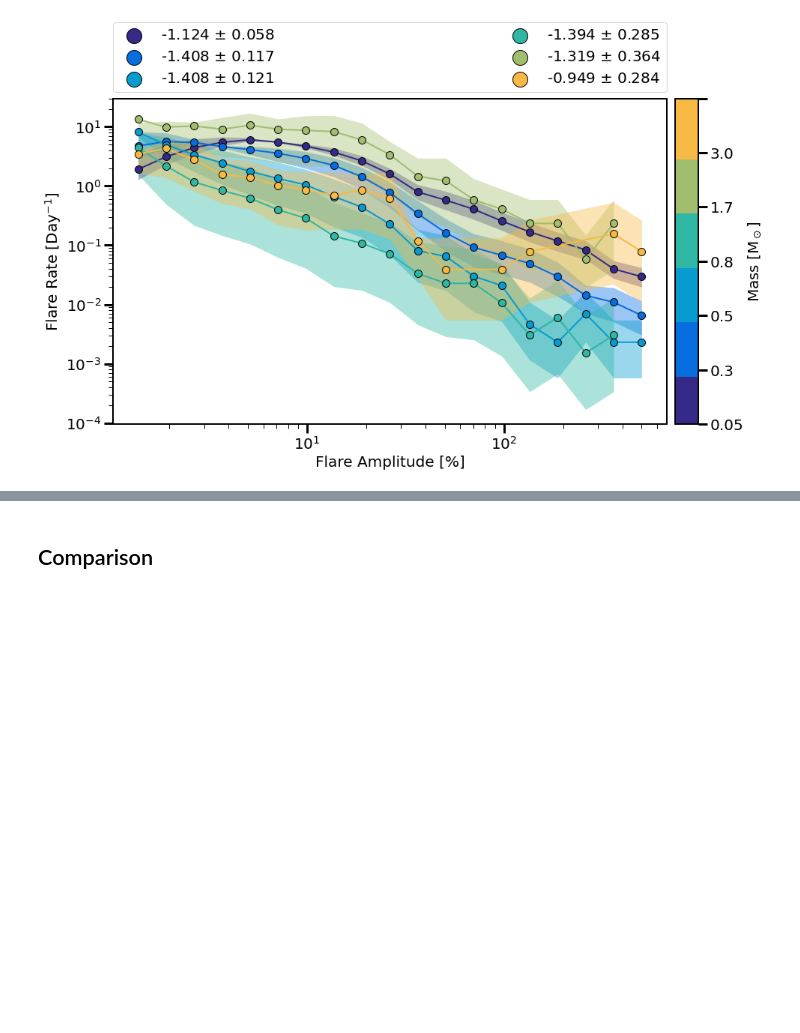
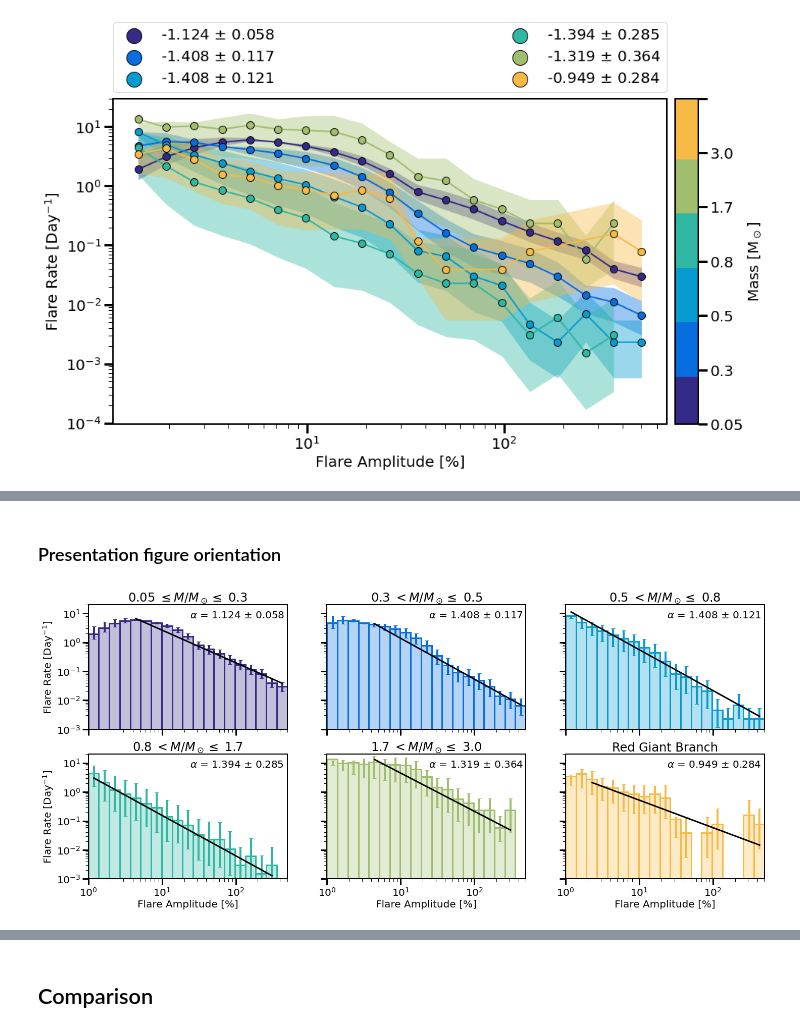
Before and after one commit to afeinstein20/flares_soc, a Jupyter notebook: notebooks/criticality_notebook.ipynb, the cells around one changed output, grey strips where cells are left out. Drawn from its saved outputs; the diff is of its cells as text; code cells hidden in the pictures; blank space fills up the shorter version.

```diff
--- a/notebooks/criticality_notebook.ipynb
+++ b/notebooks/criticality_notebook.ipynb
@@ -804 +433,78 @@ plt.savefig('by_ruwe.pdf', rasterize=True, bbox_inches='tight', dpi=300)
+# %% [markdown]
+### Presentation figure orientation
+# %%
+mcmc_fits = np.load('../catalogs/mcmc_fits.npy')
+
+parula, cinds, oppo = parula_cmap(histplots)
+fig, axes = plt.subplots(figsize=(24,10), ncols=3, nrows=2,
+                                                         sharex=True, sharey=True)
+#fig.set_facecolor('w')
+cinds = parula[np.linspace(0, 210, len(histplots), dtype=int)]
+add_offset=np.full(len(cinds), 10)
+add_offset[0] += 20
+add_offset[-2] += 80
+add_offset[3] -= 10
+add_offset[1] += 20
+add_offset[-1] -= 8
+
+i = 0
+for ax in axes.reshape(-1):
+    q = histplots[i][0] > 0
+    dat = dat_collection[i][dat_collection[i]['prob']>=0.9]
+
+
+    ax.hist(dat['amp']*100, bins=bins,
+            weights=np.full(len(dat['amp']),
+                            1.0/np.nansum(dat['weights'])),
+            alpha=0.3, color=cinds[i])
+    ax.hist(dat['amp']*100, bins=bins, color=cinds[i],
+                 edgecolor=cinds[i], linewidth=3,fill=None,
+                 weights=np.full(len(dat['amp']),
+                                 1.0/np.nansum(dat['weights'])))#,
+
+    ax.text(s=r'$\alpha$ = {0} $\pm$ {1}'.format(np.abs(np.round(mcmc_fits[i][0],3)),
+                                                  np.round(mcmc_fits[i][1], 3)),
+            x=24, y=7)
+
+    binmid = center = (histplots[i][1][:-1] + histplots[i][1][1:]) / 2
+    ax.errorbar(binmid[q], histplots[i][0][q],
+                yerr=(histplots[i][0][q]-lowlim[i][q],
+                      upplim[i][q]-histplots[i][0][q]),
+                marker='o', c=cinds[i],
+                capsize=4, ms=0,
+                linestyle='', lw=4)
+
+    pl = power_law((mcmc_fits[i][0],
+                    np.log10(init_offsets[i])+add_offset[i]),
+                   binmid)
+    if i == 0 or i == 4 or i == 1:
+        ax.plot(binmid[q][4:], pl[q][4:], COLOR, lw=3)
+    elif i == 2 or i == 3:
+        ax.plot(binmid[q], pl[q], COLOR, lw=3)
+    else:
+        ax.plot(binmid[q][2:], pl[q][2:], COLOR, lw=3)
+
+    if i == 0 or i == 3:
+        ax.set_ylabel('Flare Rate [Day$^{-1}$]')
+    if i >= 3:
+        ax.set_xlabel('Flare Amplitude [%]')
+
+    if i == 0:
+        ax.set_title('{} $\leq M/M_\odot \leq$ {}'.format(starbins[i], starbins[i+1]))
+    elif i < 5:
+        ax.set_title('{} $< M/M_\odot \leq$ {}'.format(starbins[i], starbins[i+1]))
+    else:
+        ax.set_title('Red Giant Branch')
+    ax.set_rasterized(True)
+    i += 1
+
+plt.xscale('log')
+plt.yscale('log')
+plt.ylim(10**-3, 20)
+plt.xlim(1,500)
+
+plt.savefig(os.path.join(figdir, 'histograms.png'), rasterize=True,
+            bbox_inches='tight', dpi=300, transparent=True)
+# %% [output]
+[figure, added]
 # %%
```
Also changed, not shown: parts of 40 cells of this notebook, 5 other files.
